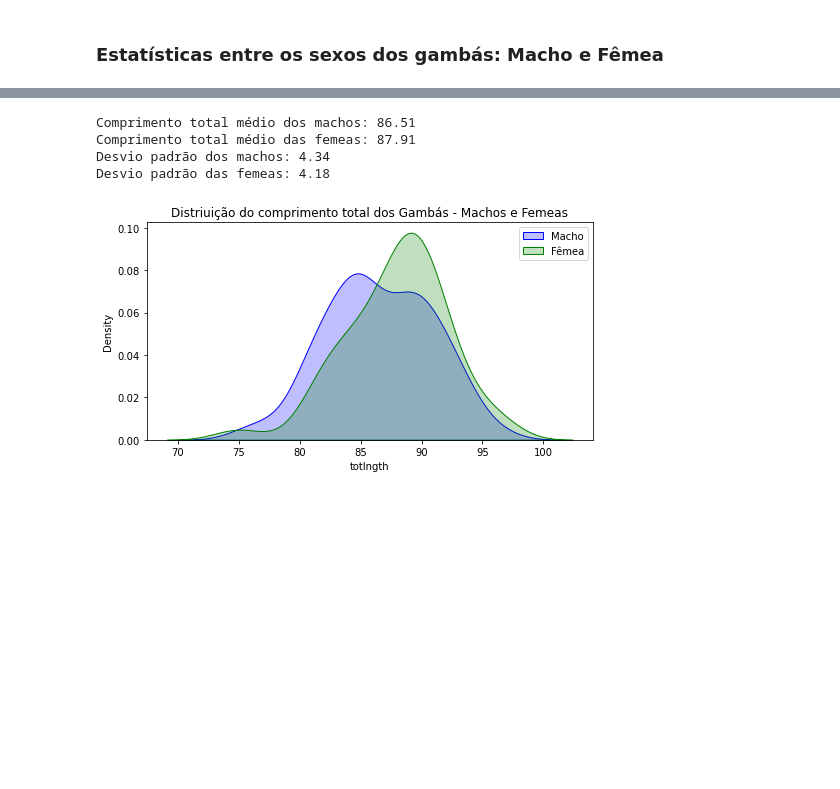
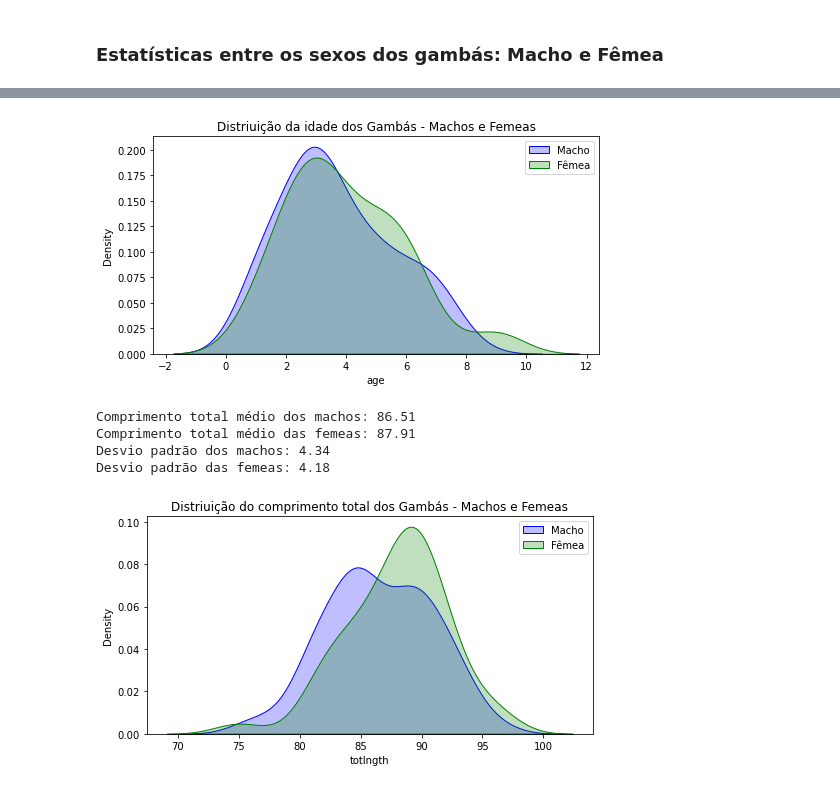
Before and after one commit to Gabrieleas10/kolmogorov-smirnov-test, a Jupyter notebook: ks_tests.ipynb, the cells around one changed output, grey strips where cells are left out. Cells and saved outputs as stored; diff of their text form; code cells hidden in the pictures; blank space fills up the shorter version.

```diff
--- a/ks_tests.ipynb
+++ b/ks_tests.ipynb
@@ -283,3 +316,14 @@ plt.show()
+# %%
+### plot da distribuição de frequencia ###
+plt.figure(figsize=(8,4))
+plt.title("Distriuição da idade dos Gambás - Machos e Femeas")
+
+sns.kdeplot(df_m['age'], color='blue', shade=True, label='Macho')
+sns.kdeplot(df_f['age'], color='green', shade=True, label='Fêmea')
+plt.legend()
+plt.show()
+# %% [output]
+[figure, added]
 # %%
 ### estatísticas do comprimento total dos gambás de sexos distintos ###
 print('Comprimento total médio dos machos:',round(df_m['totlngth'].mean(),2))
```
Also changed, not shown: parts of 25 cells of this notebook.
